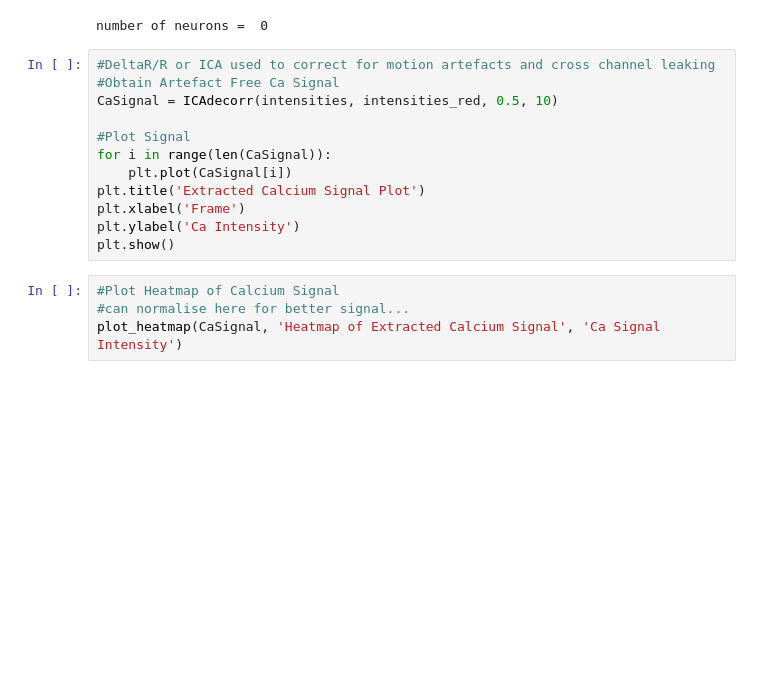
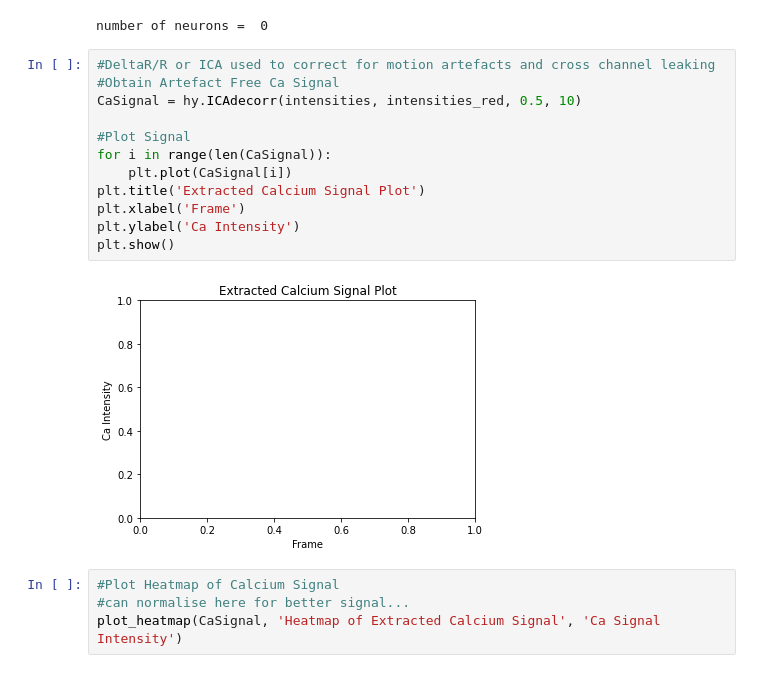
Before and after one commit to N0AHt/Hydra_CalciumImaging_Analysis, a Jupyter notebook: Code/Hydra_Analysis_Concise.ipynb, the cells around one changed output. Drawn from its saved outputs; the diff is of its cells as text; blank space fills up the shorter version.

```diff
--- a/Code/Hydra_Analysis_Concise.ipynb
+++ b/Code/Hydra_Analysis_Concise.ipynb
@@ -162,15 +162,17 @@ number of neurons =  0
 # %%
 #DeltaR/R or ICA used to correct for motion artefacts and cross channel leaking
 #Obtain Artefact Free Ca Signal
-CaSignal = ICAdecorr(intensities, intensities_red, 0.5, 10)
+CaSignal = hy.ICAdecorr(intensities, intensities_red, 0.5, 10)
 
 #Plot Signal
 for i in range(len(CaSignal)):
     plt.plot(CaSignal[i])
 plt.title('Extracted Calcium Signal Plot')
 plt.xlabel('Frame')
 plt.ylabel('Ca Intensity')
 plt.show()
+# %% [output]
+[figure, added]
 # %%
 #Plot Heatmap of Calcium Signal
 #can normalise here for better signal...
```
Also changed, not shown: 2 other files.
